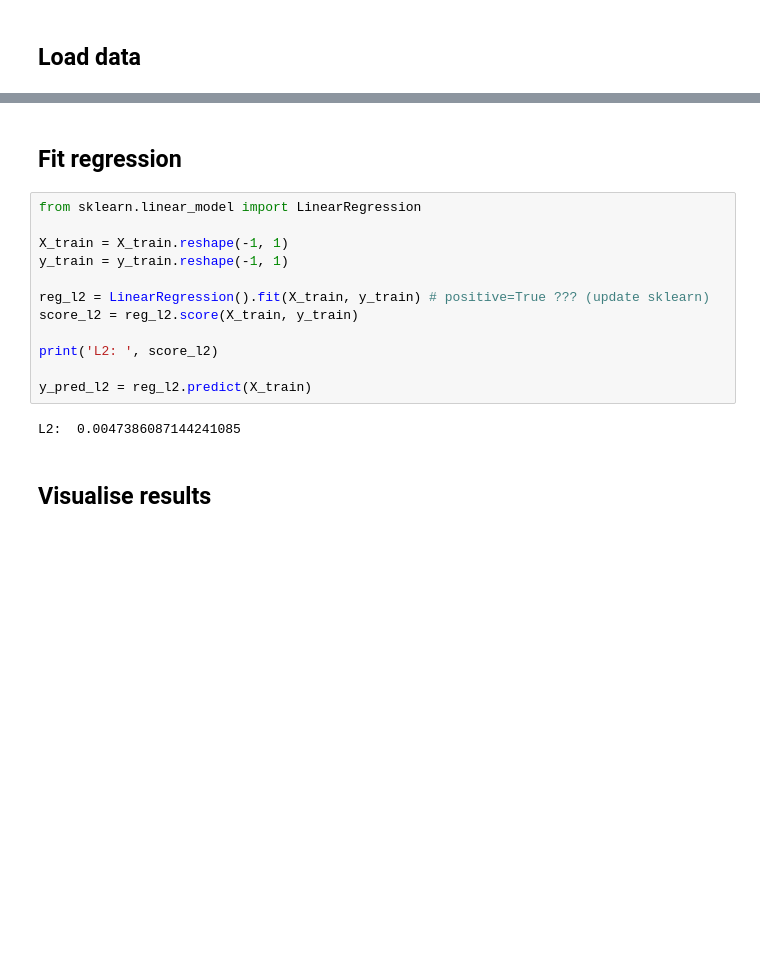
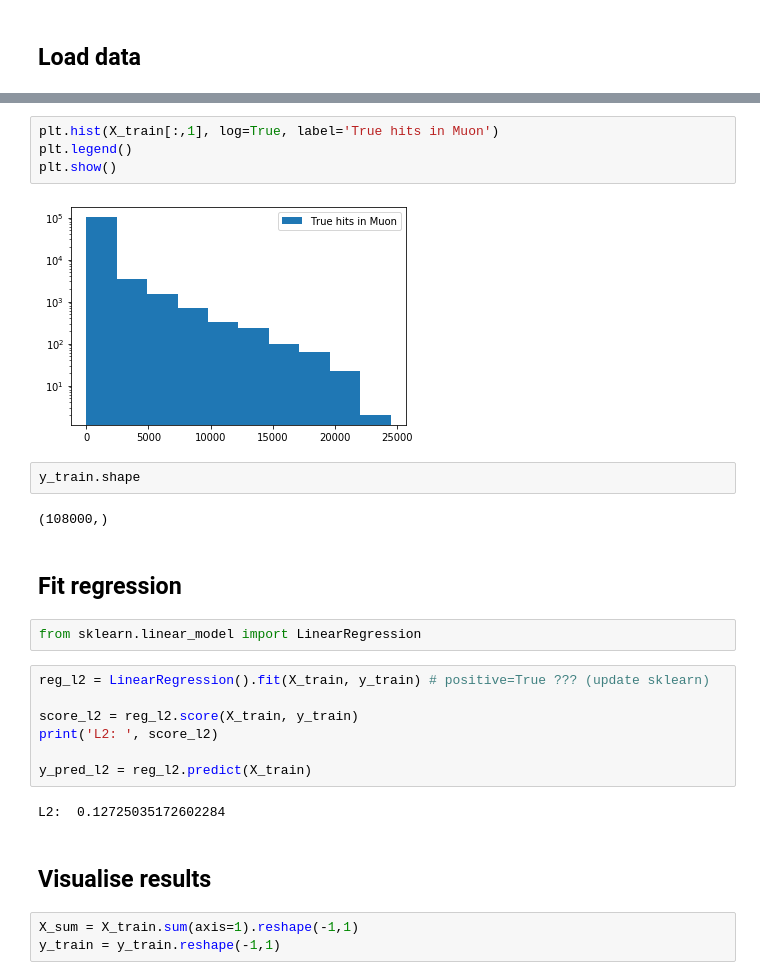
Before and after one commit to pauldebryas/SND_trackers_My_data, a Jupyter notebook: regression_true_hits.ipynb, the cells around one changed output, grey strips where cells are left out. Cells and saved outputs as stored; diff of their text form; blank space fills up the shorter version.

```diff
--- a/regression_true_hits.ipynb
+++ b/regression_true_hits.ipynb
@@ -81,21 +37,31 @@ X_train, y_train, _, _ = operate_datasets.split_dataset(full_X, full_y)
+# %%
+plt.hist(X_train[:,1], log=True, label='True hits in Muon')
+plt.legend()
+plt.show()
+# %% [output]
+[figure, added]
+# %%
+y_train.shape
+# %% [output]
+(108000,)
 # %% [markdown]
 ## Fit regression
+# %%
+from sklearn.linear_model import LinearRegression
 # %%
-from sklearn.linear_model import LinearRegression
+reg_l2 = LinearRegression().fit(X_train, y_train) # positive=True ??? (update sklearn)
 
-X_train = X_train.reshape(-1, 1)
-y_train = y_train.reshape(-1, 1)
-
-reg_l2 = LinearRegression().fit(X_train, y_train) # positive=True ??? (update sklearn)
 score_l2 = reg_l2.score(X_train, y_train)
-
 print('L2: ', score_l2)
 
 y_pred_l2 = reg_l2.predict(X_train)
 # %% [output]
-L2:  0.0047386087144241085
+L2:  0.12725035172602284
 # %% [markdown]
 ## Visualise results
+# %%
+X_sum = X_train.sum(axis=1).reshape(-1,1)
+y_train = y_train.reshape(-1,1)
 # %%
 print('y = kx + b')
 print('k', reg_l2.coef_)
```
Also changed, not shown: parts of 18 cells of this notebook, 2 other files.
